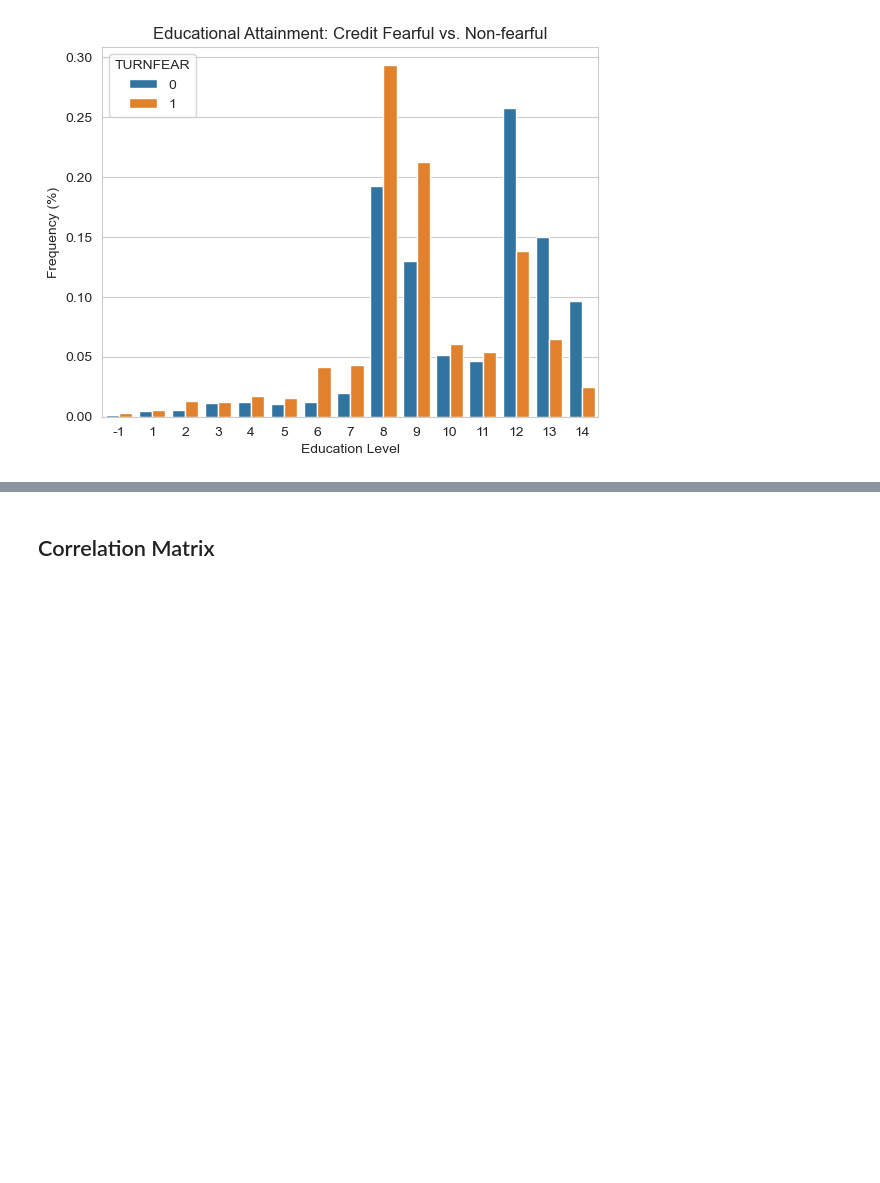
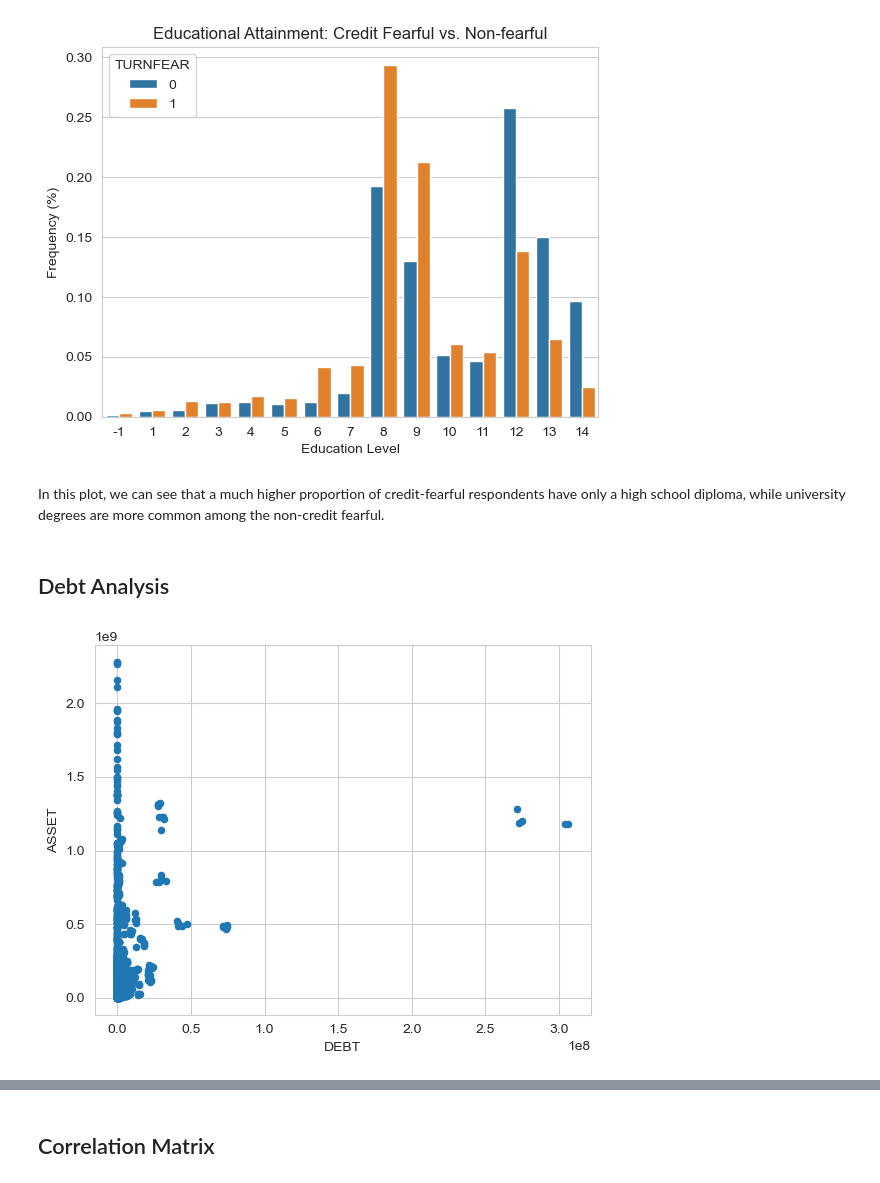
Before and after one commit to Johnnysnipes90/credit-fear-clustering, a Jupyter notebook: notebook.ipynb, the cells around one changed output, grey strips where cells are left out. Cells and saved outputs as stored; diff of their text form; code cells hidden in the pictures; blank space fills up the shorter version.

Commit message:
debt

```diff
--- a/notebook.ipynb
+++ b/notebook.ipynb
@@ -254,3 +254,12 @@ plt.ylabel("Frequency (%)")
 plt.title("Educational Attainment: Credit Fearful vs. Non-fearful");
 # %% [output]
 [figure]
+# %% [markdown]
+In this plot, we can see that a much higher proportion of credit-fearful respondents have only a high school diploma, while university degrees are more common among the non-credit fearful.
+# %% [markdown]
+## Debt Analysis
+# %%
+# Create scatter plot of ASSET vs DEBT, df
+df.plot.scatter(x = 'DEBT', y = 'ASSET');
+# %% [output]
+[figure, added]
```
Also changed, not shown: parts of 2 cells of this notebook.
